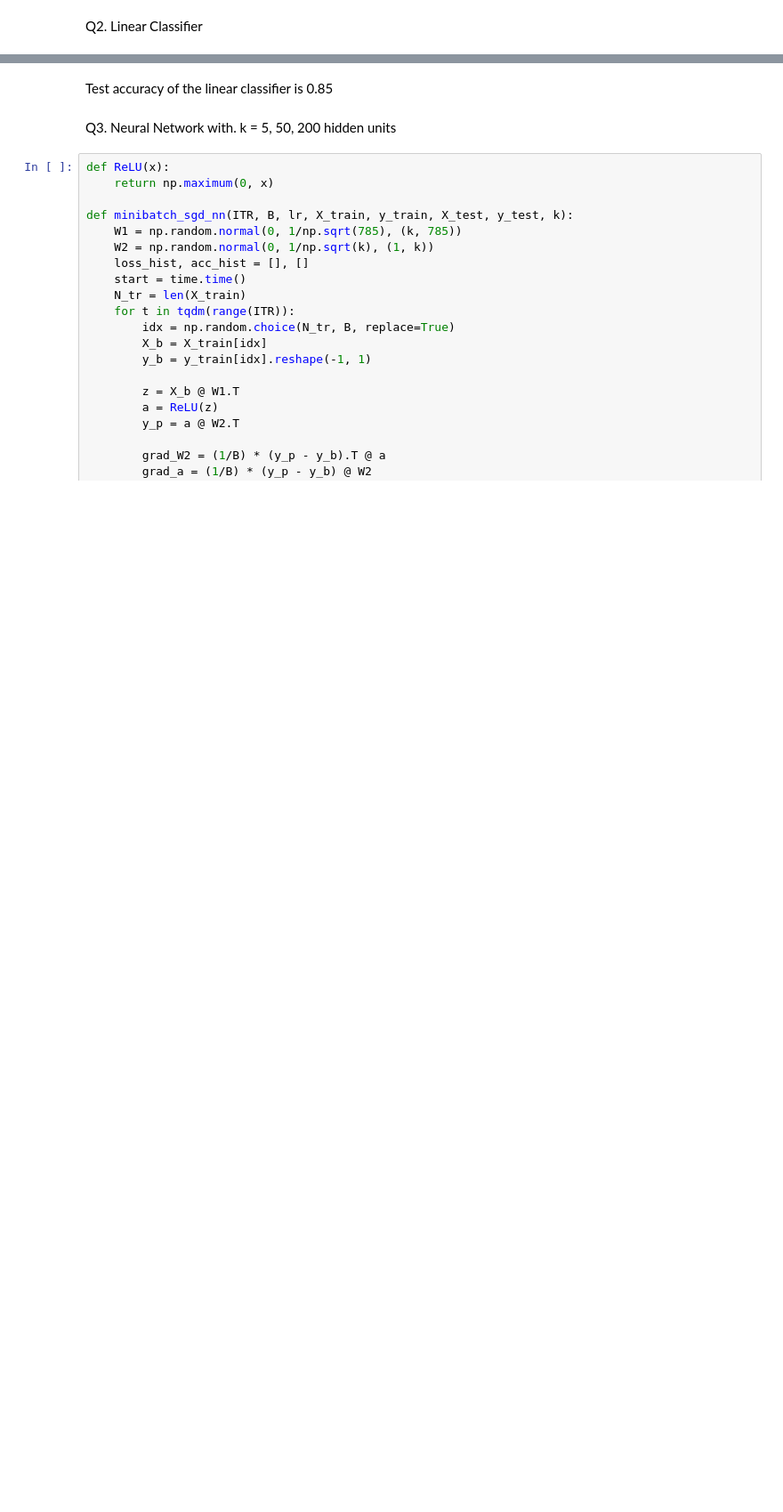
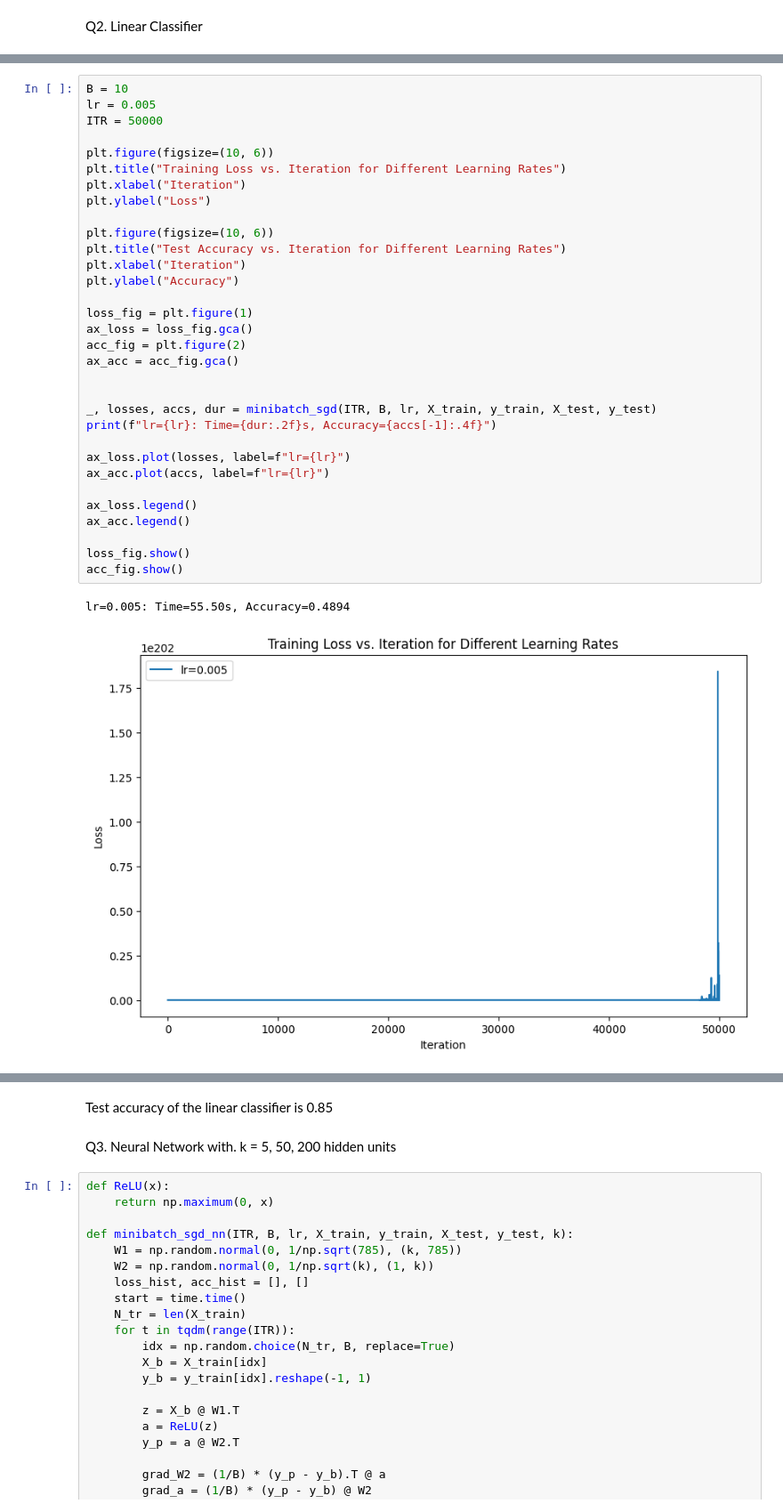
Before and after one commit to Vedant2100/w26, a Jupyter notebook: hw2.ipynb, the cells around one changed output, grey strips where cells are left out. Shown at 89% size. Saved outputs shown, nothing was run; the diff lists cells and outputs as text; blank space fills up the shorter version.

```diff
--- a/hw2.ipynb
+++ b/hw2.ipynb
@@ -89,0 +91,35 @@ lr=0.001: Time=59.13s, Accuracy=0.4885
+# %%
+B = 10
+lr = 0.005
+ITR = 50000
+
+plt.figure(figsize=(10, 6))
+plt.title("Training Loss vs. Iteration for Different Learning Rates")
+plt.xlabel("Iteration")
+plt.ylabel("Loss")
+
+plt.figure(figsize=(10, 6))
+plt.title("Test Accuracy vs. Iteration for Different Learning Rates")
+plt.xlabel("Iteration")
+plt.ylabel("Accuracy")
+
+loss_fig = plt.figure(1)
+ax_loss = loss_fig.gca()
+acc_fig = plt.figure(2)
+ax_acc = acc_fig.gca()
+
+
+_, losses, accs, dur = minibatch_sgd(ITR, B, lr, X_train, y_train, X_test, y_test)
+print(f"lr={lr}: Time={dur:.2f}s, Accuracy={accs[-1]:.4f}")
+
+ax_loss.plot(losses, label=f"lr={lr}")
+ax_acc.plot(accs, label=f"lr={lr}")
+
+ax_loss.legend()
+ax_acc.legend()
+
+loss_fig.show()
+acc_fig.show()
+# %% [output]
+lr=0.005: Time=55.50s, Accuracy=0.4894
+[figure, added]
```
Also changed, not shown: parts of 5 cells of this notebook.
